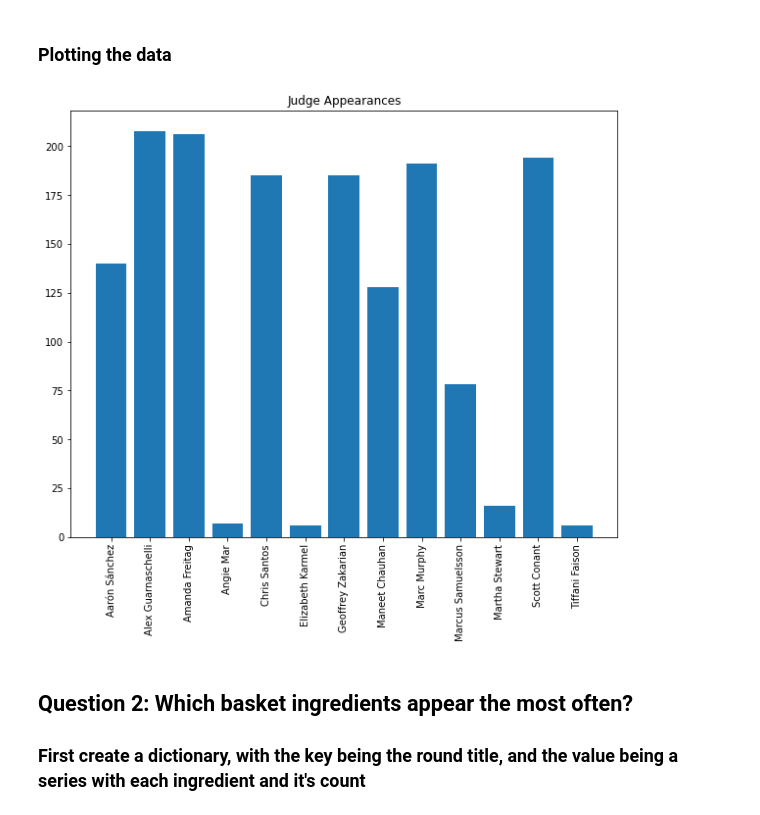
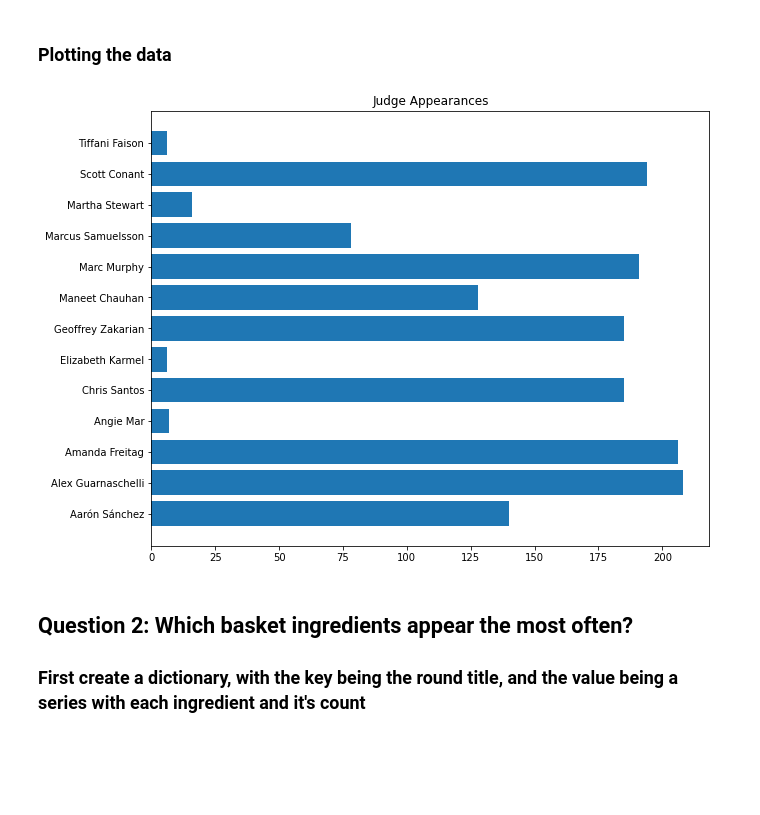
Before and after one commit to jordantwells42/chopped-analysis, a Jupyter notebook: chopped_analysis.ipynb, the cells around one changed output. Saved outputs shown, nothing was run; the diff lists cells and outputs as text; code cells hidden in the pictures; blank space fills up the shorter version.

```diff
--- a/chopped_analysis.ipynb
+++ b/chopped_analysis.ipynb
@@ -88,14 +88,14 @@ Name: series_episode, Length: 120, dtype: float64
 # %%
 freq_judges = judge_app[judge_app > 5]    # Only plot the judges who have showed up > 5 times
 
 fig, ax = plt.subplots()
-ax.bar(freq_judges.index, freq_judges)
-plt.xticks(freq_judges.index, rotation = "vertical")
+ax.barh(freq_judges.index, freq_judges)
+plt.yticks(freq_judges.index)
 ax.set_title("Judge Appearances")
 fig.set_size_inches(10, 8)
 plt.show()
 # %% [output]
-[figure, old version]
+[figure, new version]
 # %% [markdown]
 ## Question 2: Which basket ingredients appear the most often?
 ### First create a dictionary, with the key being the round title, and the value being a series with each ingredient and it's count
```
Also changed, not shown: 1 other file.
